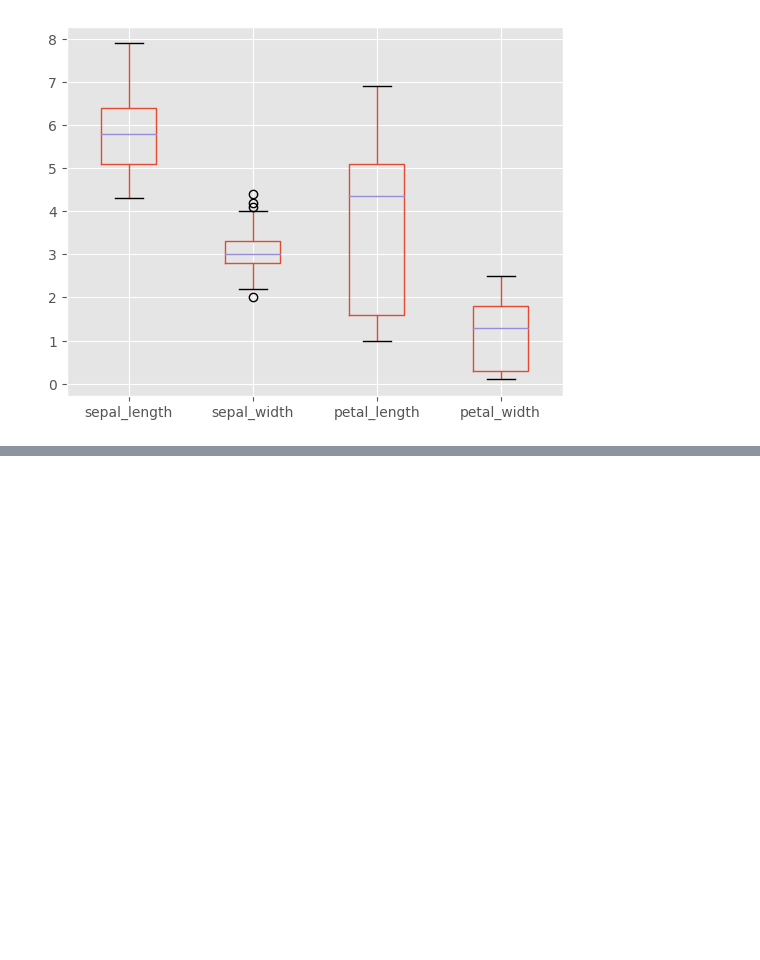
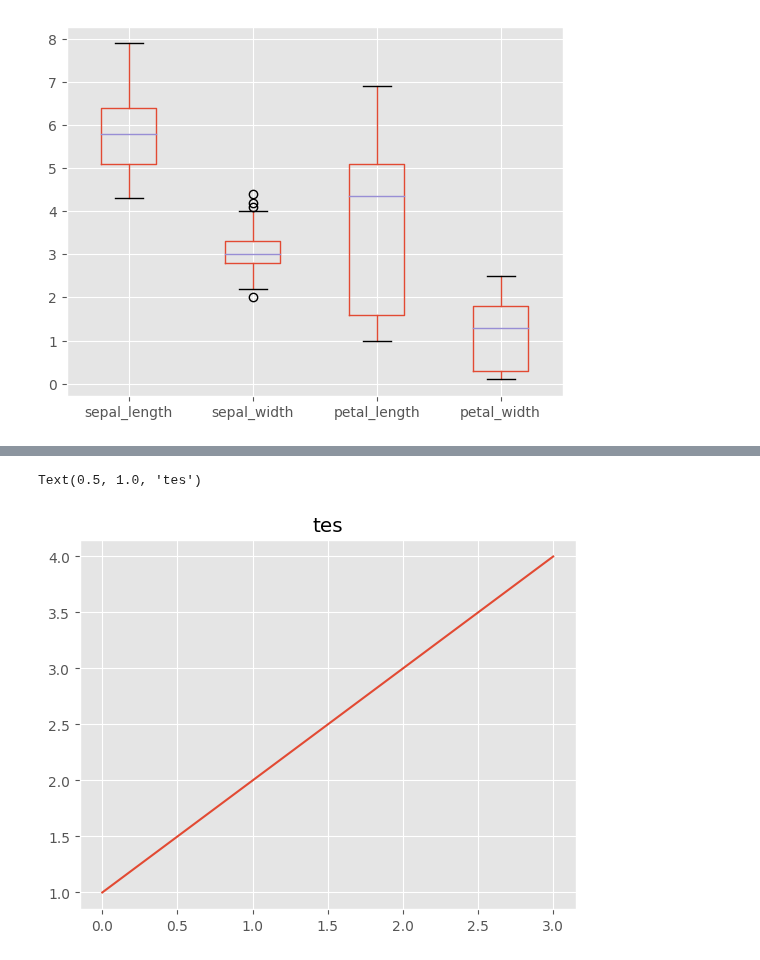
Before and after one commit to jwyeeh-dev/dataCampus_KU, a Jupyter notebook: pythonCourses/7_17_analytics.ipynb, the cells around one changed output, grey strips where cells are left out. Drawn from its saved outputs; the diff is of its cells as text; code cells hidden in the pictures; blank space fills up the shorter version.

```diff
--- a/pythonCourses/7_17_analytics.ipynb
+++ b/pythonCourses/7_17_analytics.ipynb
@@ -172,0 +189,8 @@ iris.boxplot()
+# %%
+# OOP
+fig, ax = plt.subplots()
+ax.plot([1,2,3,4])
+ax.set_title('tes')
+# %% [output]
+Text(0.5, 1.0, 'tes')
+[figure, added]
```
Also changed, not shown: parts of 15 cells of this notebook, 1 other file.
